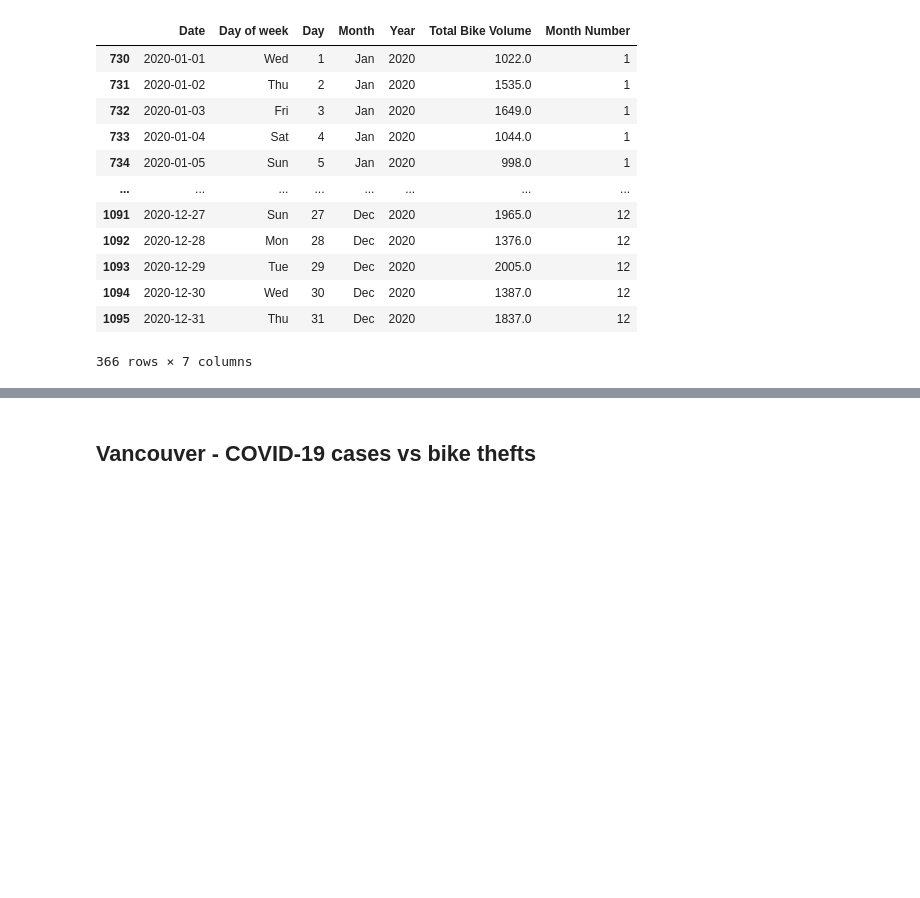
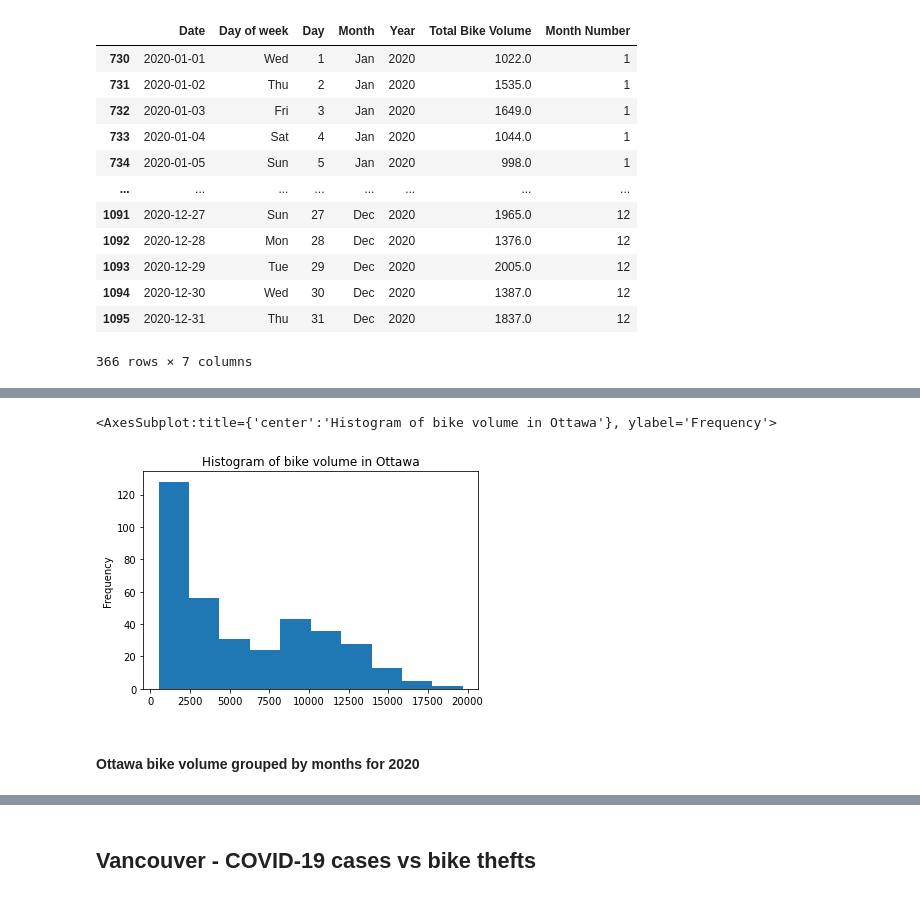
Before and after one commit to itspria/Bike-Theft-Analysis, a Jupyter notebook: code/data_analysis_covidcases.ipynb, the cells around one changed output, grey strips where cells are left out. Drawn from its saved outputs; the diff is of its cells as text; code cells hidden in the pictures; blank space fills up the shorter version.

```diff
--- a/code/data_analysis_covidcases.ipynb
+++ b/code/data_analysis_covidcases.ipynb
@@ -321,0 +104,7 @@ The correlation coefficient for bike volume and covid cases is 0.15. This implie
+# %%
+reqOttBikeRidersDF['Total Bike Volume'].plot(kind='hist', title='Histogram of bike volume in Ottawa')
+# %% [output]
+<AxesSubplot:title={'center':'Histogram of bike volume in Ottawa'}, ylabel='Frequency'>
+[figure, added]
+# %% [markdown]
+#### Ottawa bike volume grouped by months for 2020
```
Also changed, not shown: parts of 96 cells of this notebook, 1 other file.
